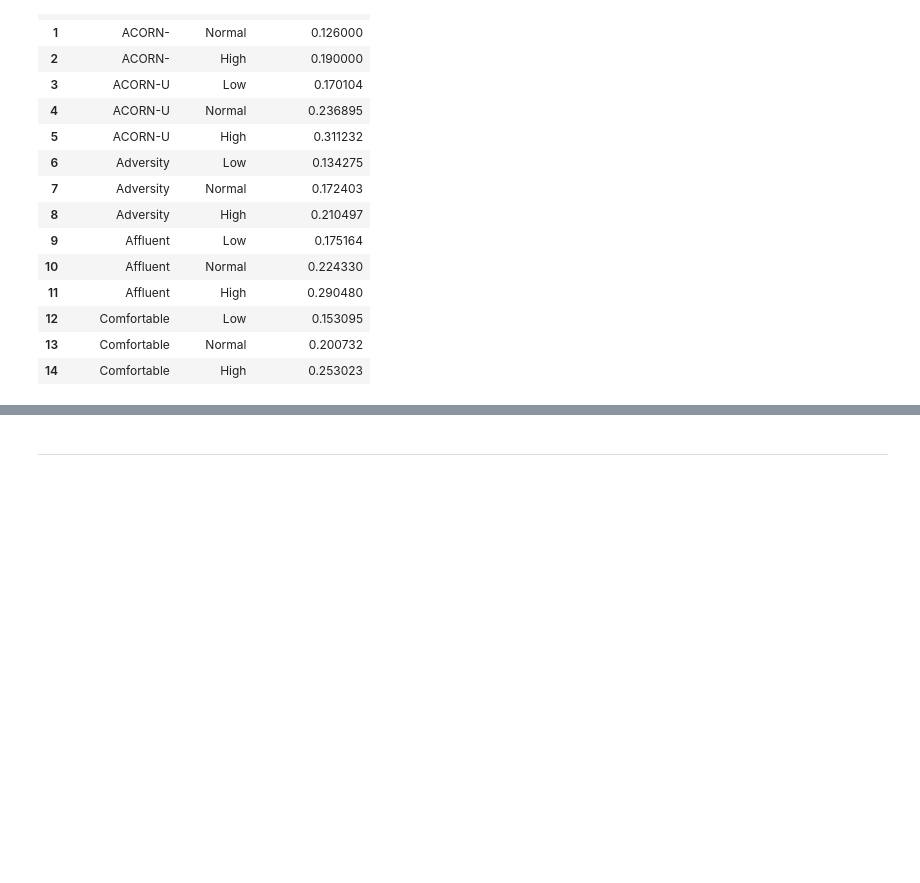
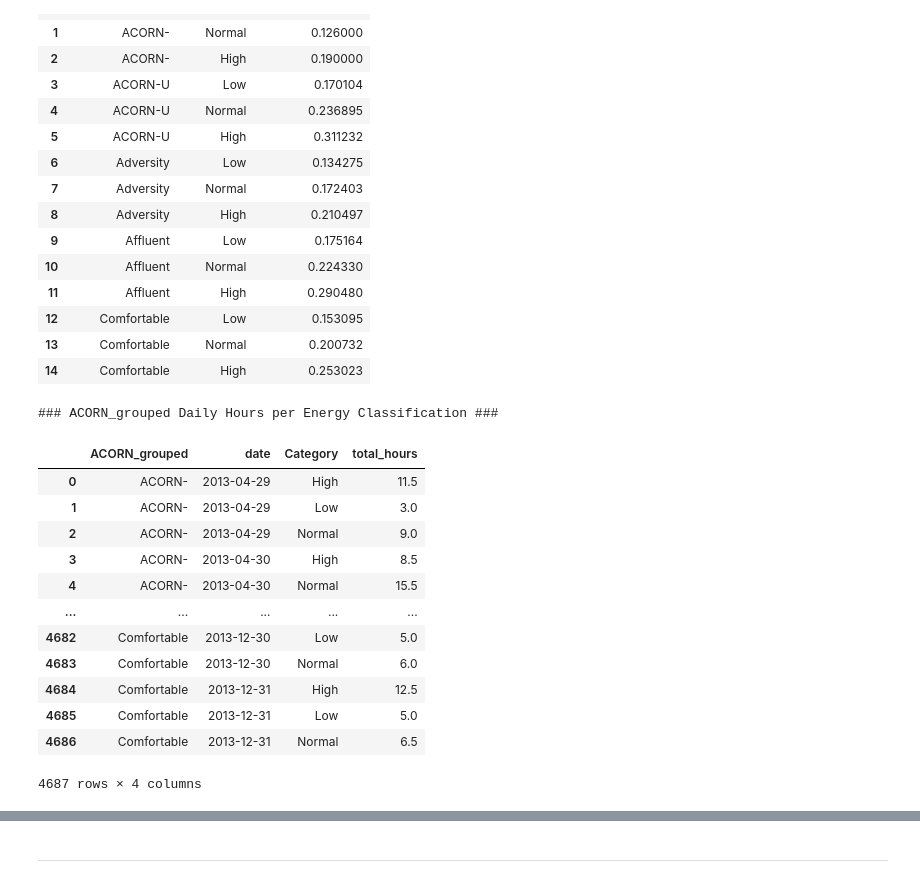
Before and after one commit to shanniekwok/IS459-G1T7, a Jupyter notebook: 2.1 Internal Factors Analysis.ipynb, the cells around one changed output, grey strips where cells are left out. Saved outputs shown, nothing was run; the diff lists cells and outputs as text; code cells hidden in the pictures; blank space fills up the shorter version.

```diff
--- a/2.1 Internal Factors Analysis.ipynb
+++ b/2.1 Internal Factors Analysis.ipynb
@@ -831,3 +937,61 @@ ACORN_grouped_tariff_threshold
 | 12 | Comfortable | Low | 0.153095 |
 | 13 | Comfortable | Normal | 0.200732 |
 | 14 | Comfortable | High | 0.253023 |
+# %%
+# --------------------------
+# Energy classification for ACORN_grouped
+# --------------------------
+
+# Convert "Datetime" to datetime and compute measurement frequency for ACORN_grouped
+merged_df2_df6_df12_acorn_grouped["Datetime"] = pd.to_datetime(merged_df2_df6_df12_acorn_grouped["Datetime"])
+freq_acorn_grouped = merged_df2_df6_df12_acorn_grouped["Datetime"].diff().dropna().dt.total_seconds().median() / 3600.0
+
+# Create a 'date' column (extract just the day)
+merged_df2_df6_df12_acorn_grouped['date'] = merged_df2_df6_df12_acorn_grouped['Datetime'].dt.date
+
+# List to store per-day summary for each ACORN_grouped column
+acorn_grouped_daily_summary_list = []
+
+for col in acorn_grouped_cols:
+    # Retrieve thresholds for the current ACORN_grouped column
+    thresholds = ACORN_grouped_tariff_threshold[ACORN_grouped_tariff_threshold["ACORN_grouped"] == col]
+    if thresholds.empty:
+        print(f"Threshold for column {col} not found. Skipping this column.")
+        continue  # Skip if no threshold is found
+
+    low_thr = thresholds.loc[thresholds["Tariff Type"] == "Low", "Energy Threshold"].values[0]
+    high_thr = thresholds.loc[thresholds["Tariff Type"] == "High", "Energy Threshold"].values[0]
+
+    # Create a classification column for this ACORN_grouped column
+    cat_col = f"{col}_cat"
+    merged_df2_df6_df12_acorn_grouped[cat_col] = merged_df2_df6_df12_acorn_grouped[col].apply(lambda x: classify_energy(x, low_thr, high_thr))
+
+    # Group by date and the classification, and count the number of rows per group
+    daily_counts = merged_df2_df6_df12_acorn_grouped.groupby(["date", cat_col]).size().reset_index(name="row_count")
+    # Convert row count to total hours (each row represents freq_acorn_grouped hours)
+    daily_counts["total_hours"] = daily_counts["row_count"] * freq_acorn_grouped
+    daily_counts["ACORN_grouped"] = col
+    daily_counts.rename(columns={cat_col: "Category"}, inplace=True)
+
+    acorn_grouped_daily_summary_list.append(daily_counts[["ACORN_grouped", "date", "Category", "total_hours"]])
+
+# Combine all daily summaries into one DataFrame for ACORN_grouped
+ACORN_grouped_daily_summary_df = pd.concat(acorn_grouped_daily_summary_list, ignore_index=True)
+
+print("\n### ACORN_grouped Daily Hours per Energy Classification ###")
+ACORN_grouped_daily_summary_df
+# %% [output]
+### ACORN_grouped Daily Hours per Energy Classification ###
+|  | ACORN_grouped | date | Category | total_hours |
+| 0 | ACORN- | 2013-04-29 | High | 11.5 |
+| 1 | ACORN- | 2013-04-29 | Low | 3.0 |
+| 2 | ACORN- | 2013-04-29 | Normal | 9.0 |
+| 3 | ACORN- | 2013-04-30 | High | 8.5 |
+| 4 | ACORN- | 2013-04-30 | Normal | 15.5 |
+| ... | ... | ... | ... | ... |
+| 4682 | Comfortable | 2013-12-30 | Low | 5.0 |
+| 4683 | Comfortable | 2013-12-30 | Normal | 6.0 |
+| 4684 | Comfortable | 2013-12-31 | High | 12.5 |
+| 4685 | Comfortable | 2013-12-31 | Low | 5.0 |
+| 4686 | Comfortable | 2013-12-31 | Normal | 6.5 |
+4687 rows × 4 columns
```
Also changed, not shown: parts of 5 cells of this notebook.
